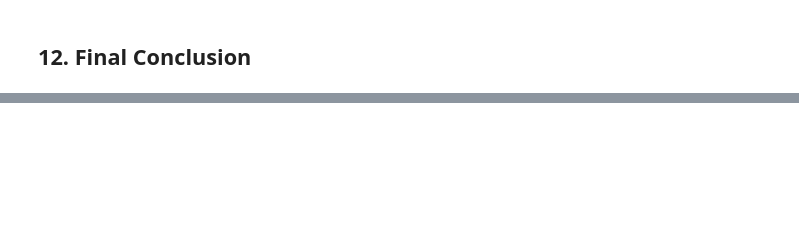
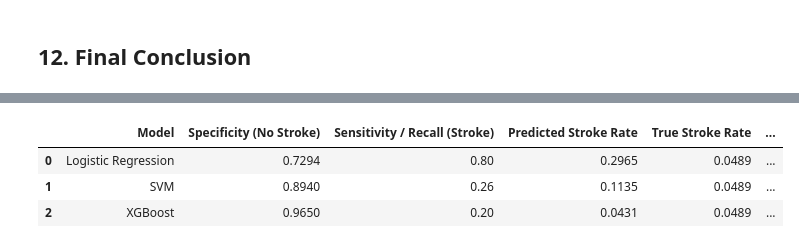
Before and after one commit to BoraMalaj/MachineLearningProject, a Jupyter notebook: notebooks/08_model_evaluation_comparison.ipynb, the cells around one changed output, grey strips where cells are left out. Drawn from its saved outputs; the diff is of its cells as text; code cells hidden in the pictures; blank space fills up the shorter version.

```diff
--- a/notebooks/08_model_evaluation_comparison.ipynb
+++ b/notebooks/08_model_evaluation_comparison.ipynb
@@ -494,0 +616,39 @@ Logistic Regression    0.7329     0.1320    0.80    0.2266   0.8388           13
+# %%
+
+def class_bias_summary(y_true, y_pred, model_name):
+    tn, fp, fn, tp = confusion_matrix(y_true, y_pred).ravel()
+    specificity = tn / (tn + fp) if (tn + fp) > 0 else np.nan
+    sensitivity = tp / (tp + fn) if (tp + fn) > 0 else np.nan  # recall for stroke class
+    pred_positive_rate = (tp + fp) / len(y_true)
+    true_positive_rate = (tp + fn) / len(y_true)
+
+    if sensitivity < 0.40 and specificity > 0.80:
+        bias_note = "Leans toward majority class (No Stroke)"
+    elif sensitivity >= 0.40 and specificity >= 0.70:
+        bias_note = "More balanced between classes"
+    else:
+        bias_note = "Mixed class behavior"
+
+    return {
+        "Model": model_name,
+        "Specificity (No Stroke)": specificity,
+        "Sensitivity / Recall (Stroke)": sensitivity,
+        "Predicted Stroke Rate": pred_positive_rate,
+        "True Stroke Rate": true_positive_rate,
+        "False Positives": fp,
+        "False Negatives": fn,
+        "Bias Interpretation": bias_note,
+    }
+
+bias_df = pd.DataFrame([
+    class_bias_summary(y_test, y_pred_lr, "Logistic Regression"),
+    class_bias_summary(y_test, y_pred_svm, "SVM"),
+    class_bias_summary(y_test, y_pred_xgb, "XGBoost"),
+]).round(4)
+
+bias_df
+# %% [output]
+|  | Model | Specificity (No Stroke) | Sensitivity / Recall (Stroke) | Predicted Stroke Rate | True Stroke Rate | ... |
+| 0 | Logistic Regression | 0.7294 | 0.80 | 0.2965 | 0.0489 | ... |
+| 1 | SVM | 0.8940 | 0.26 | 0.1135 | 0.0489 | ... |
+| 2 | XGBoost | 0.9650 | 0.20 | 0.0431 | 0.0489 | ... |
```
Also changed, not shown: parts of 12 cells of this notebook.
